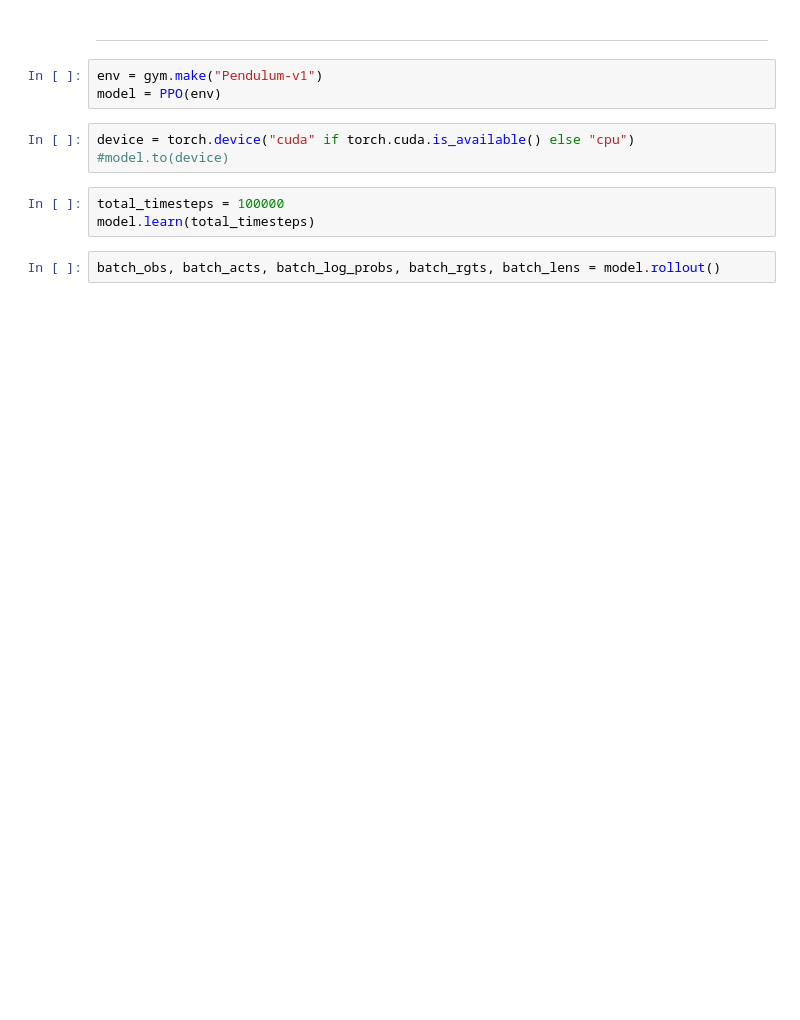
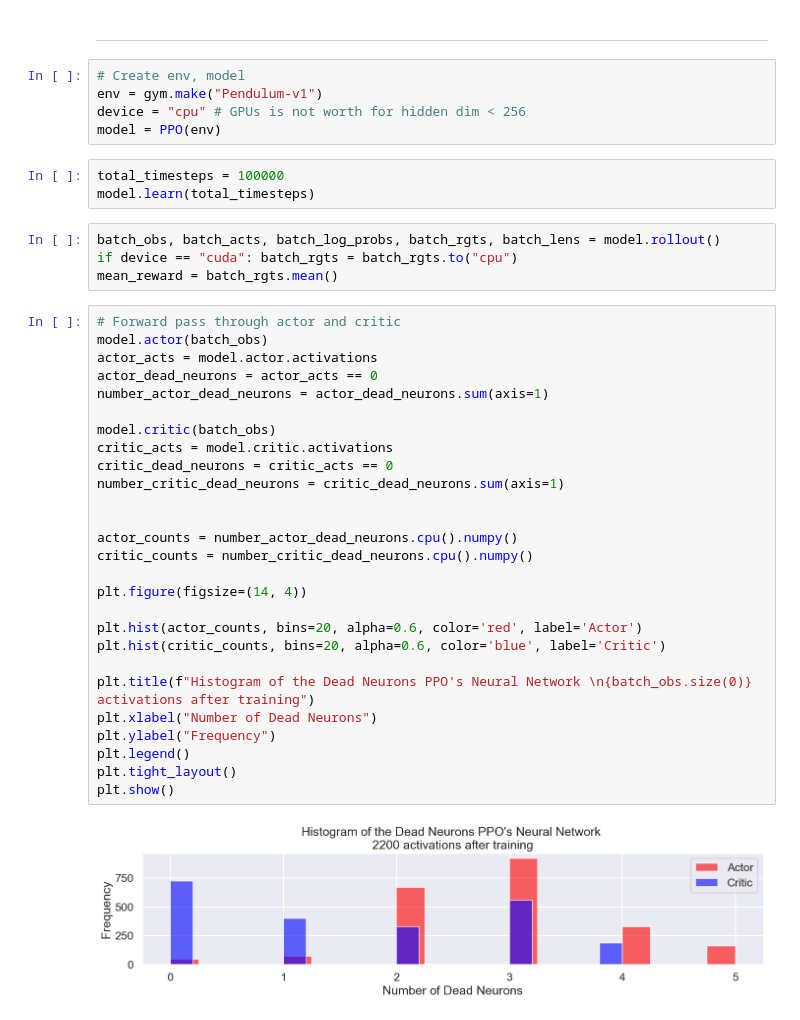
Before and after one commit to Drykx/RL-Rumble, a Jupyter notebook: notebook.ipynb, the cells around one changed output. Drawn from its saved outputs; the diff is of its cells as text; blank space fills up the shorter version.

```diff
--- a/notebook.ipynb
+++ b/notebook.ipynb
@@ -200,14 +265,44 @@ class PPO():
 # %% [markdown]
 -----
 # %%
+# Create env, model
 env = gym.make("Pendulum-v1")
+device = "cpu" # GPUs is not worth for hidden dim < 256
 model = PPO(env)
-# %%
-device = torch.device("cuda" if torch.cuda.is_available() else "cpu")
-#model.to(device)
 # %%
 total_timesteps = 100000
 model.learn(total_timesteps)
 # %%
 batch_obs, batch_acts, batch_log_probs, batch_rgts, batch_lens = model.rollout()
+if device == "cuda": batch_rgts = batch_rgts.to("cpu")
+mean_reward = batch_rgts.mean()
+# %%
+# Forward pass through actor and critic
+model.actor(batch_obs)
+actor_acts = model.actor.activations
+actor_dead_neurons = actor_acts == 0
+number_actor_dead_neurons = actor_dead_neurons.sum(axis=1)
+
+model.critic(batch_obs)
+critic_acts = model.critic.activations
+critic_dead_neurons = critic_acts == 0
+number_critic_dead_neurons = critic_dead_neurons.sum(axis=1)
+
+
+actor_counts = number_actor_dead_neurons.cpu().numpy()
+critic_counts = number_critic_dead_neurons.cpu().numpy()
+
+plt.figure(figsize=(14, 4))
+
+plt.hist(actor_counts, bins=20, alpha=0.6, color='red', label='Actor')
+plt.hist(critic_counts, bins=20, alpha=0.6, color='blue', label='Critic')
+
+plt.title(f"Histogram of the Dead Neurons PPO's Neural Network \n{batch_obs.size(0)} activations after training")
+plt.xlabel("Number of Dead Neurons")
+plt.ylabel("Frequency")
+plt.legend()
+plt.tight_layout()
+plt.show()
+# %% [output]
+[figure, added]
 # %%
```
Also changed, not shown: parts of 8 cells of this notebook.
